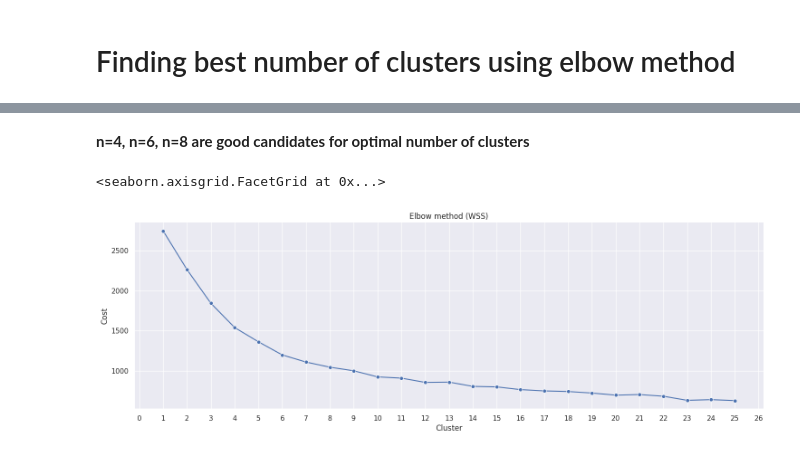
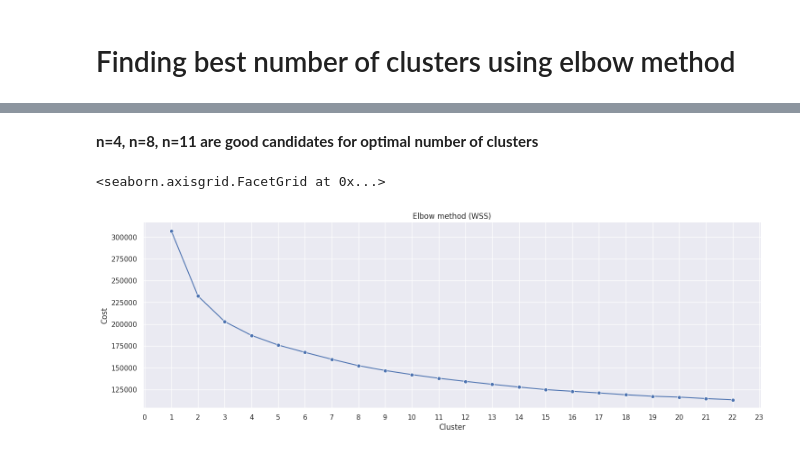
Before and after one commit to nefelibata28/usg, a Jupyter notebook: notebooks/20_kprototypes.ipynb, the cells around one changed output, grey strips where cells are left out. Saved outputs shown, nothing was run; the diff lists cells and outputs as text; code cells hidden in the pictures.

```diff
--- a/notebooks/20_kprototypes.ipynb
+++ b/notebooks/20_kprototypes.ipynb
@@ -100,12 +89,36 @@ c_cost = [
+# %%
+c_cost = [
+ 307018.6866771191,
+ 232174.5906983629,
+ 202812.26335369816,
+ 187008.36919964908,
+ 175946.4977701831,
+ 167520.24256560774,
+ 159616.924869262,
+ 152260.40447365807,
+ 146706.67031033567,
+ 142000.15817538017,
+ 137803.39853540776,
+ 134227.4997739864,
+ 130877.54310600067,
+ 127711.44280508869,
+ 124771.81131268112,
+ 122866.26524375602,
+ 120944.90770935299,
+ 118845.57887212205,
+ 117177.10926965822,
+ 116160.45606207768,
+ 114458.28053635362,
+ 113100.68855551197]
 # %% [markdown]
-**n=4, n=6, n=8 are good candidates for optimal number of clusters**
+**n=4, n=8, n=11 are good candidates for optimal number of clusters**
 # %%
 # Converting the results into a dataframe and plotting them
-df_cost = pd.DataFrame({'Cluster':list(range(1, len(c_cost)+1)), 'Cost':c_cost})
-ax = sb.relplot(data=df_cost, x='Cluster', y='Cost', marker='o', kind='line', aspect=3).set(title='Elbow method (WSS)')
+df_cost = pd.DataFrame({'cluster': list(range(1, len(c_cost)+1)), 'cost': c_cost})
+ax = sb.relplot(data=df_cost, x='cluster', y='cost', marker='o', kind='line', aspect=3).set(title='Elbow method (WSS)')
 import matplotlib.ticker as ticker
 plt.gca().xaxis.set_major_locator(ticker.MultipleLocator(1))
 ax
 # %% [output]
 <seaborn.axisgrid.FacetGrid at 0x...>
-[figure, old version]
+[figure, new version]
```
Also changed, not shown: parts of 9 cells of this notebook, 12 other files.
